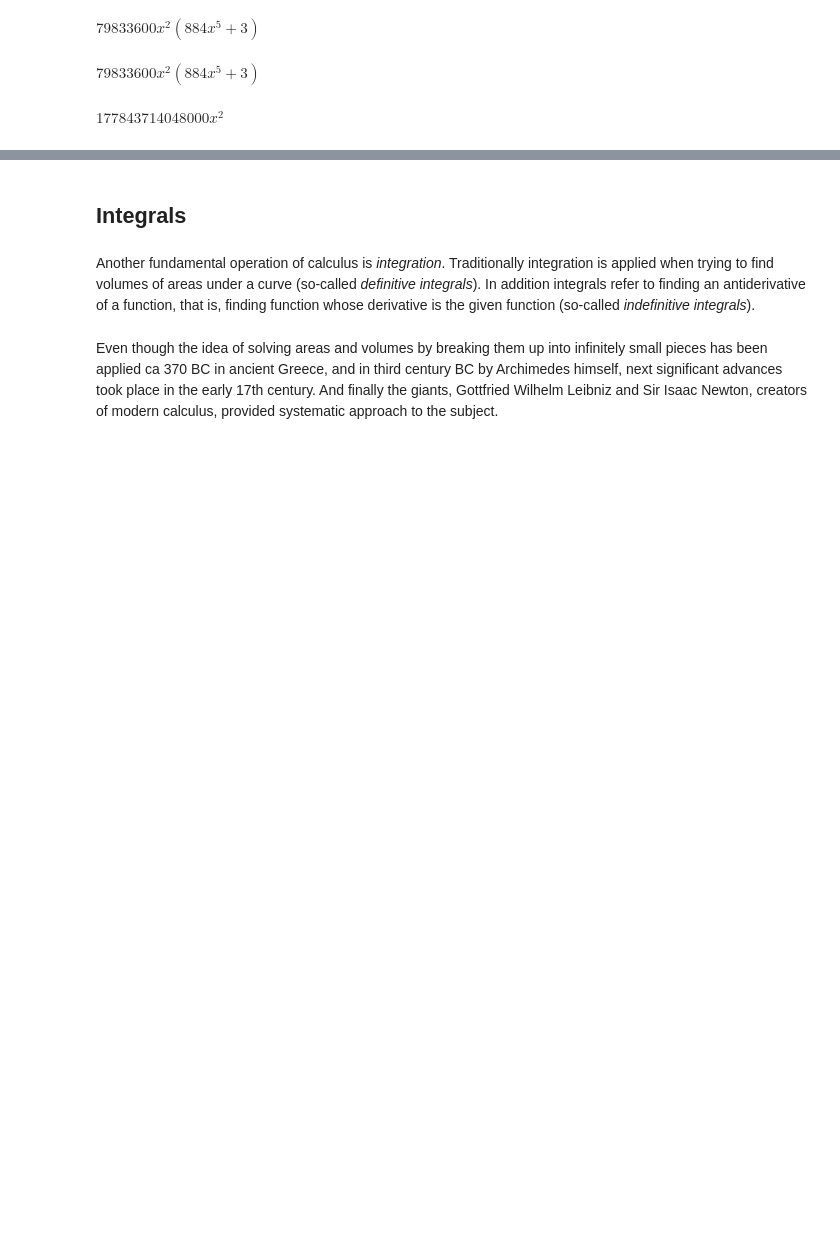
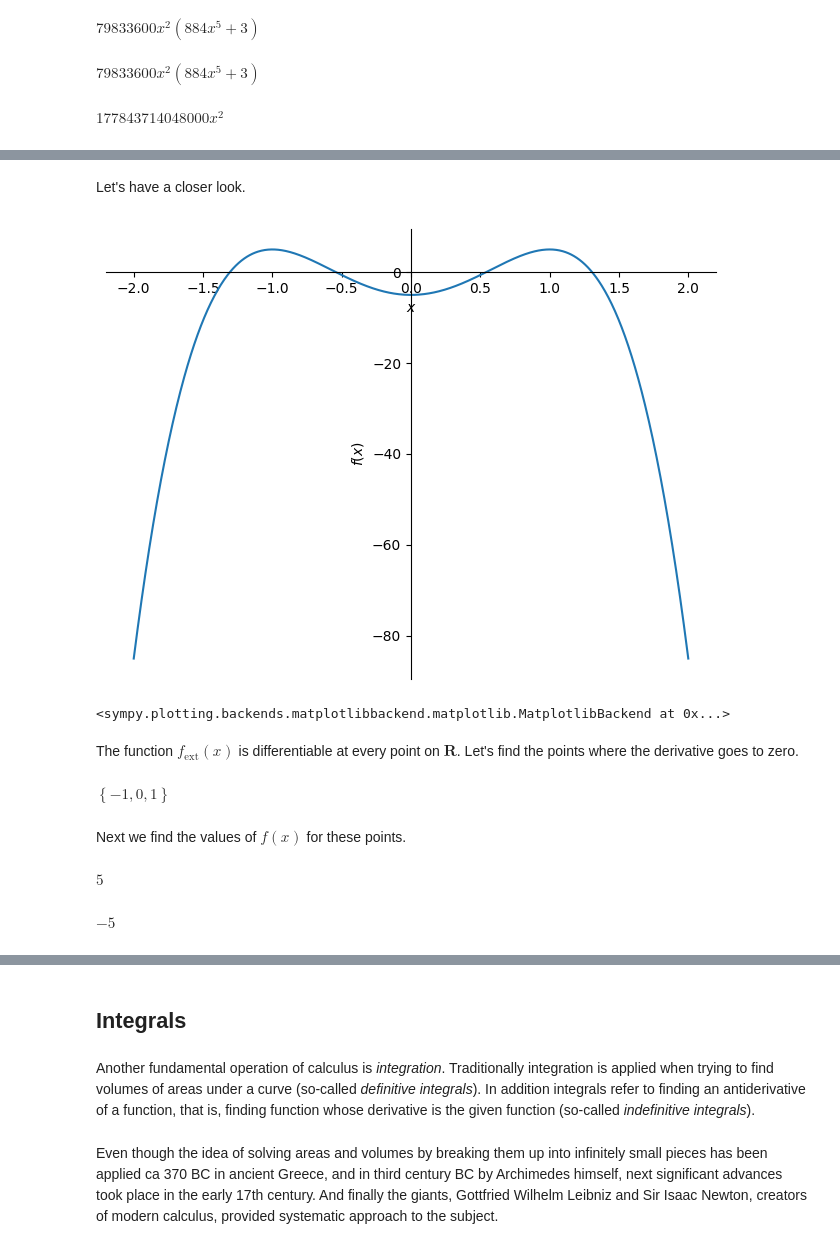
Before and after one commit to juhanurmonen/mathematics_for_data_science, a Jupyter notebook: one_variable_calculus.ipynb, the cells around one changed output, grey strips where cells are left out. Cells and saved outputs as stored; diff of their text form; code cells hidden in the pictures; blank space fills up the shorter version.

```diff
--- a/one_variable_calculus.ipynb
+++ b/one_variable_calculus.ipynb
@@ -280,0 +320,27 @@ $\displaystyle 177843714048000 x^{2}$
+# %% [markdown]
+Let's have a  closer look.
+# %%
+sympy.plot(f_ext,(x,-2,2))
+# %% [output]
+[figure, added]
+<sympy.plotting.backends.matplotlibbackend.matplotlib.MatplotlibBackend at 0x...>
+# %% [markdown]
+The function $f_\mathrm{ext}(x)$ is differentiable at every point on $\mathbf{R}$. Let's find the points where the derivative goes to zero.
+# %%
+# Find the points D(f(x))=0
+
+solveset(Eq(sympy.diff(f_ext,x),0))
+# %% [output]
+$\displaystyle \left\{-1, 0, 1\right\}$
+# %% [markdown]
+Next we find the values of $f(x)$ for these points.
+# %%
+# values at extreme points
+
+f_ext.subs(x,-1)
+# %% [output]
+$\displaystyle 5$
+# %%
+f_ext.subs(x,0)
+# %% [output]
+$\displaystyle -5$
```
Also changed, not shown: parts of 24 cells of this notebook.
